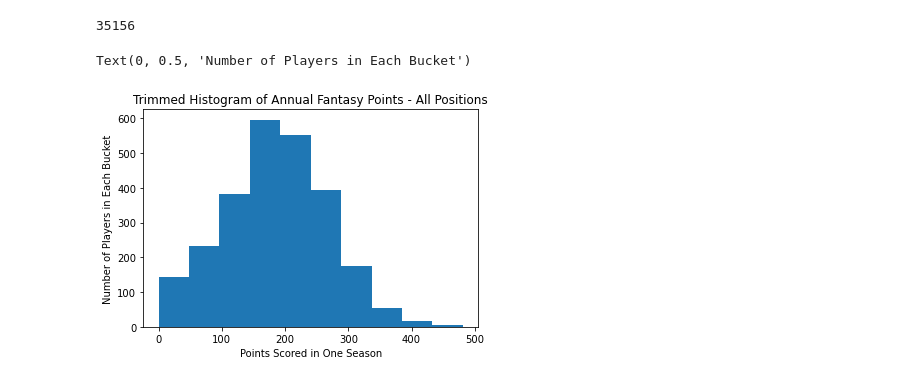
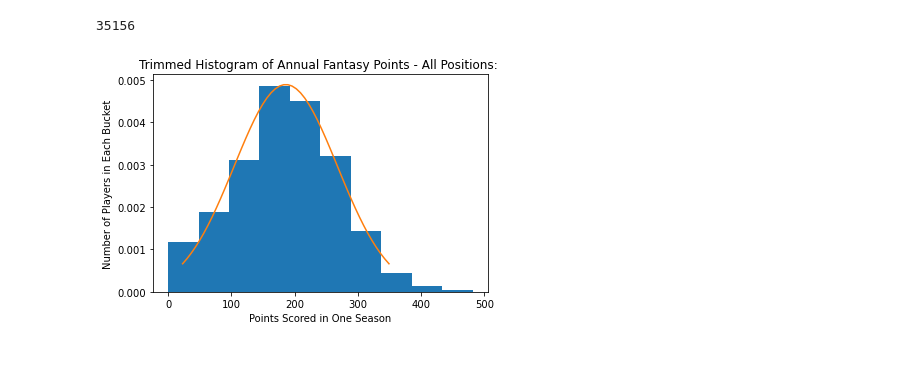
Before and after one commit to maha4208/fantasy-football-statistical-analysis, a Jupyter notebook: YearlyStats.ipynb, the cells around one changed output. Saved outputs shown, nothing was run; the diff lists cells and outputs as text; code cells hidden in the pictures.

```diff
--- a/YearlyStats.ipynb
+++ b/YearlyStats.ipynb
@@ -71,10 +72,16 @@ yearlydf.size
 35156
 # %%
 yearlydf_trim = yearlydf.loc[yearlydf['GS'] > 11]
-plt.hist(yearlydf_trim['FantasyPoints'])
-plt.title('Trimmed Histogram of Annual Fantasy Points - All Positions')
+plt.hist(yearlydf_trim['FantasyPoints'],density=True)
+plt.title('Trimmed Histogram of Annual Fantasy Points - All Positions: ')
 plt.xlabel('Points Scored in One Season')
 plt.ylabel('Number of Players in Each Bucket')
+
+points = yearlydf_trim['FantasyPoints']
+mean = points.mean()
+stdev = math.sqrt(points.var())
+normalDist = np.linspace(mean - (2*stdev), mean + 2*stdev)
+normCurve = stats.norm.pdf(normalDist,mean,stdev)
+ax = plt.plot(normalDist, normCurve)
 # %% [output]
-Text(0, 0.5, 'Number of Players in Each Bucket')
-[figure, old version]
+[figure, new version]
```
Also changed, not shown: parts of 1 cell of this notebook.
